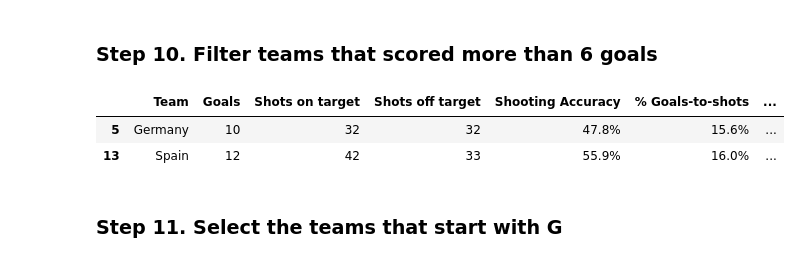
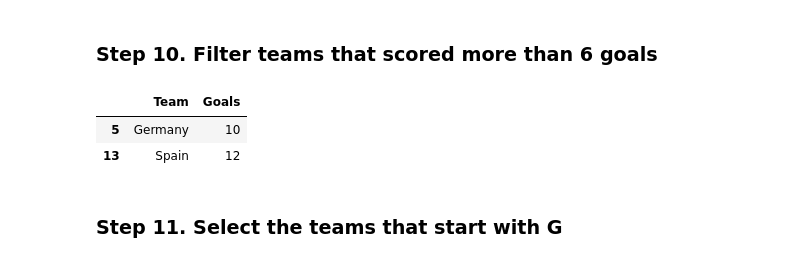
Before and after one commit to hey-hector/2026-02-BILBAO-FT-Data-Science, a Jupyter notebook: 2-Data_Analysis/2-Pandas/Practica/3-Euro12/Euro12_Hector.ipynb, the cells around one changed output. Drawn from its saved outputs; the diff is of its cells as text; code cells hidden in the pictures.

```diff
--- a/2-Data_Analysis/2-Pandas/Practica/3-Euro12/Euro12_Hector.ipynb
+++ b/2-Data_Analysis/2-Pandas/Practica/3-Euro12/Euro12_Hector.ipynb
@@ -177,12 +202,12 @@ Ukraine                 5.0
 Name: Yellow Cards, dtype: float64
 # %% [markdown]
 ### Step 10. Filter teams that scored more than 6 goals
-# %%
-euro12[euro12['Goals'] > 6]
-# %% [output]
-|  | Team | Goals | Shots on target | Shots off target | Shooting Accuracy | % Goals-to-shots | ... |
-| 5 | Germany | 10 | 32 | 32 | 47.8% | 15.6% | ... |
-| 13 | Spain | 12 | 42 | 33 | 55.9% | 16.0% | ... |
+# %%
+euro12[euro12['Goals'] > 6][["Team", "Goals"]] #el segundo corchete [[]] es para que me devuelva sólo esa info. En este caso, "Team" y "Goals"
+# %% [output]
+|  | Team | Goals |
+| 5 | Germany | 10 |
+| 13 | Spain | 12 |
 # %% [markdown]
 ### Step 11. Select the teams that start with G
 # %%
```
Also changed, not shown: parts of 6 cells of this notebook, 1 other file.
